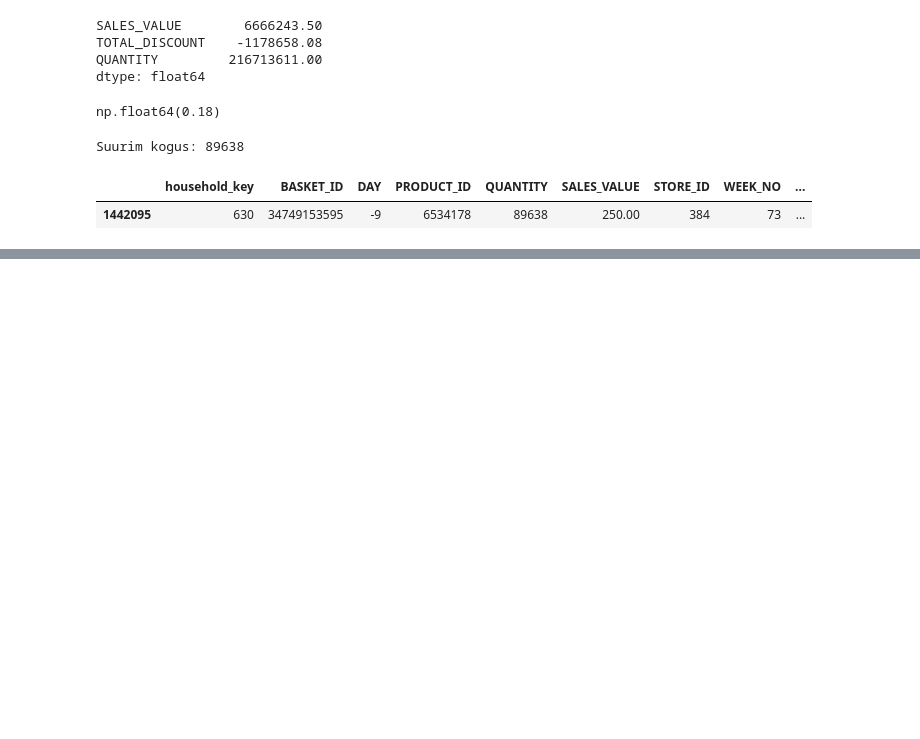
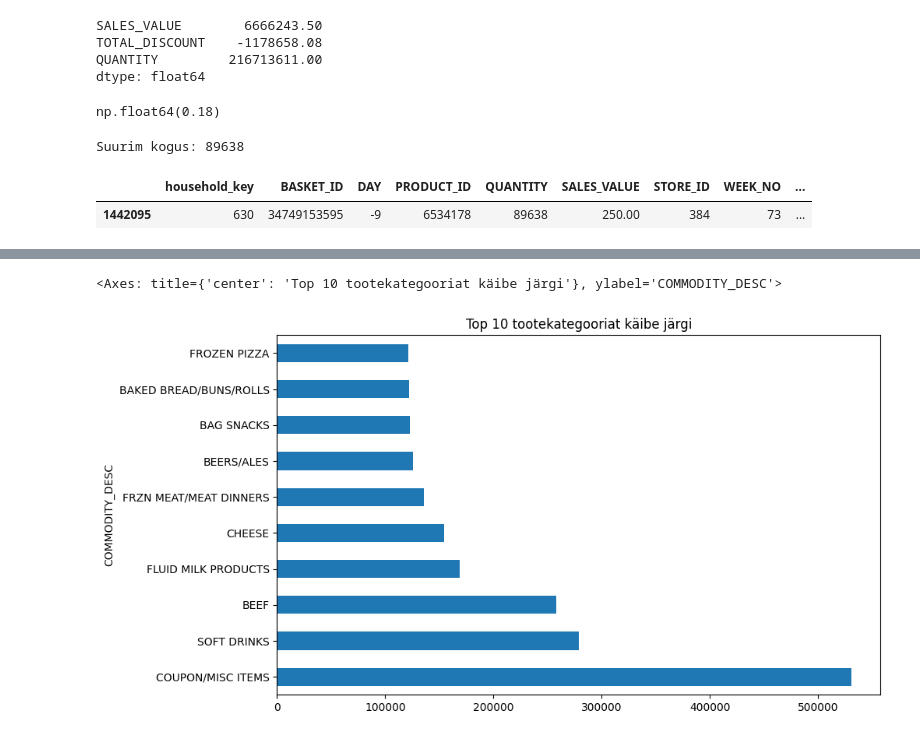
Before and after one commit to rattaseppkevin-tech/Data-Analysis, a Jupyter notebook: Data Analysis with Python and Pandas Masterclass Course/Mid Course Project/01_Mid_Course_Project.ipynb, the cells around one changed output, grey strips where cells are left out. Cells and saved outputs as stored; diff of their text form; code cells hidden in the pictures; blank space fills up the shorter version.

```diff
--- a/Data Analysis with Python and Pandas Masterclass Course/Mid Course Project/01_Mid_Course_Project.ipynb
+++ b/Data Analysis with Python and Pandas Masterclass Course/Mid Course Project/01_Mid_Course_Project.ipynb
@@ -5,6 +5,7 @@ import numpy as np
 pd.set_option('display.float_format', lambda x: '%.2f' % x)
 
 sales = pd.read_csv(r"C:\Users\Kevin\Desktop\project_transactions.csv")
+products = pd.read_csv(r"C:\Users\Kevin\Desktop\product.csv")
 # %%
 sales.head()
 # %% [output]
@@ -122,0 +179,13 @@ Suurim kogus: 89638
+# %%
+top_10_names = (
+    sales_with_names.groupby("COMMODITY_DESC")["SALES_VALUE"]
+    .sum()
+    .sort_values(ascending=False)
+    .head(10)
+)
+
+# Joonista horisontaalne graafik (barh)
+top_10_names.plot(kind="barh", figsize=(10, 6), title="Top 10 tootekategooriat käibe järgi")
+# %% [output]
+<Axes: title={'center': 'Top 10 tootekategooriat käibe järgi'}, ylabel='COMMODITY_DESC'>
+[figure, added]
```
Also changed, not shown: parts of 7 cells of this notebook.
